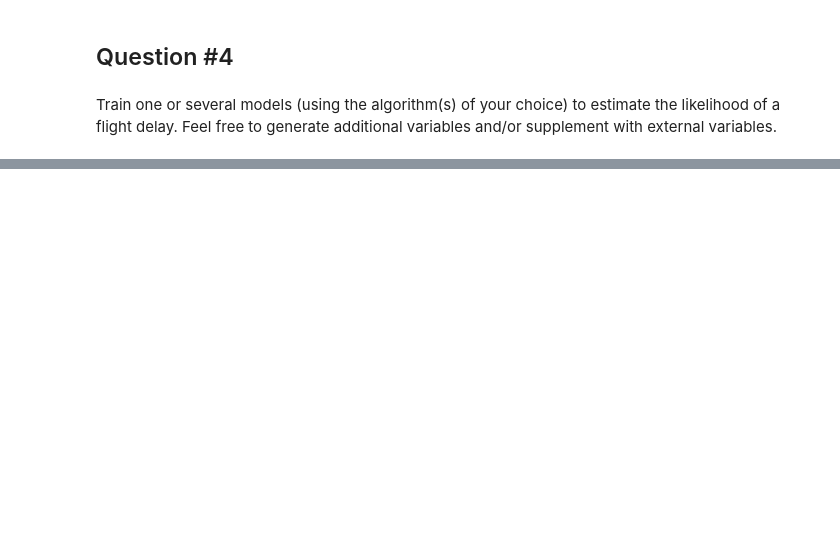
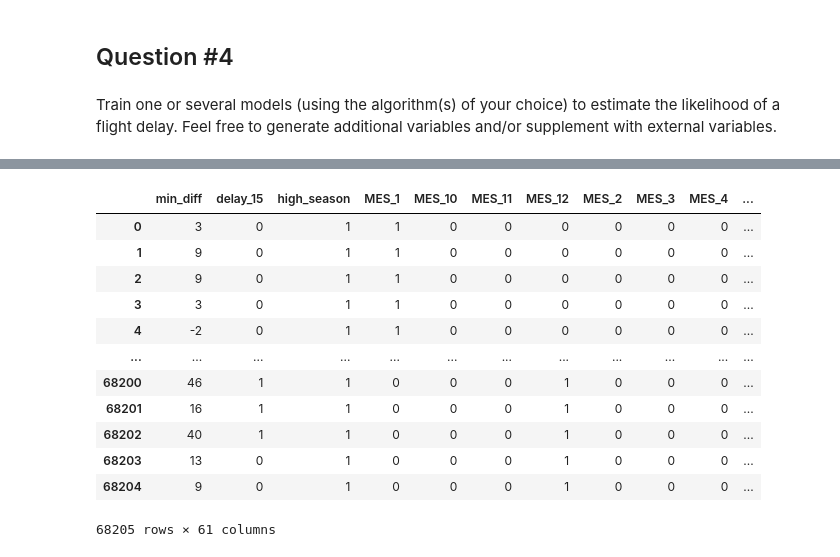
Before and after one commit to almendradelmoral/Challenge-Data-Scientist-Almendra-del-Moral, a Jupyter notebook: solution.ipynb, the cells around one changed output, grey strips where cells are left out. Cells and saved outputs as stored; diff of their text form; code cells hidden in the pictures; blank space fills up the shorter version.

```diff
--- a/solution.ipynb
+++ b/solution.ipynb
@@ -562,3 +601,20 @@ Dado lo anterior, se debería utilizar la métrica de precision para realizar la
+# %%
+pd.set_option('max_columns', None)
+df
+# %% [output]
+|  | min_diff | delay_15 | high_season | MES_1 | MES_10 | MES_11 | MES_12 | MES_2 | MES_3 | MES_4 | ... |
+| 0 | 3 | 0 | 1 | 1 | 0 | 0 | 0 | 0 | 0 | 0 | ... |
+| 1 | 9 | 0 | 1 | 1 | 0 | 0 | 0 | 0 | 0 | 0 | ... |
+| 2 | 9 | 0 | 1 | 1 | 0 | 0 | 0 | 0 | 0 | 0 | ... |
+| 3 | 3 | 0 | 1 | 1 | 0 | 0 | 0 | 0 | 0 | 0 | ... |
+| 4 | -2 | 0 | 1 | 1 | 0 | 0 | 0 | 0 | 0 | 0 | ... |
+| ... | ... | ... | ... | ... | ... | ... | ... | ... | ... | ... | ... |
+| 68200 | 46 | 1 | 1 | 0 | 0 | 0 | 1 | 0 | 0 | 0 | ... |
+| 68201 | 16 | 1 | 1 | 0 | 0 | 0 | 1 | 0 | 0 | 0 | ... |
+| 68202 | 40 | 1 | 1 | 0 | 0 | 0 | 1 | 0 | 0 | 0 | ... |
+| 68203 | 13 | 0 | 1 | 0 | 0 | 0 | 1 | 0 | 0 | 0 | ... |
+| 68204 | 9 | 0 | 1 | 0 | 0 | 0 | 1 | 0 | 0 | 0 | ... |
+68205 rows × 61 columns
 # %%
 from sklearn.metrics import roc_curve
 import matplotlib.pyplot as plt
```
Also changed, not shown: parts of 15 cells of this notebook.
